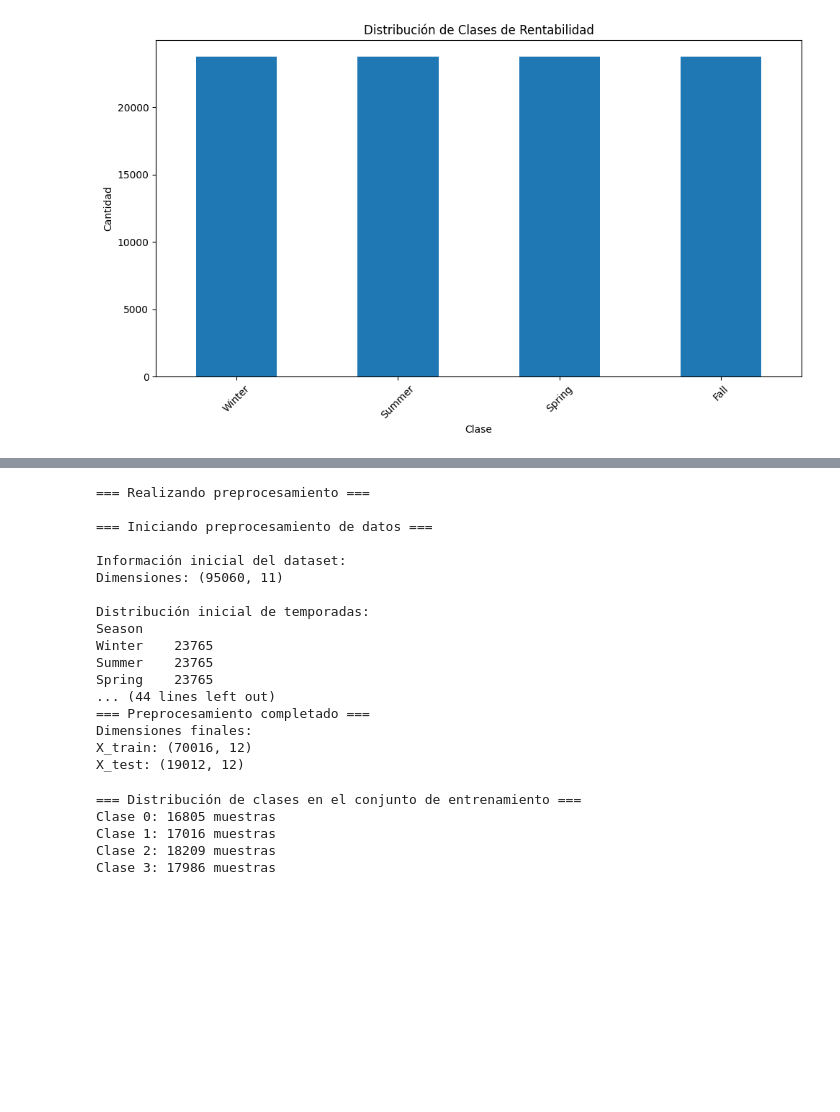
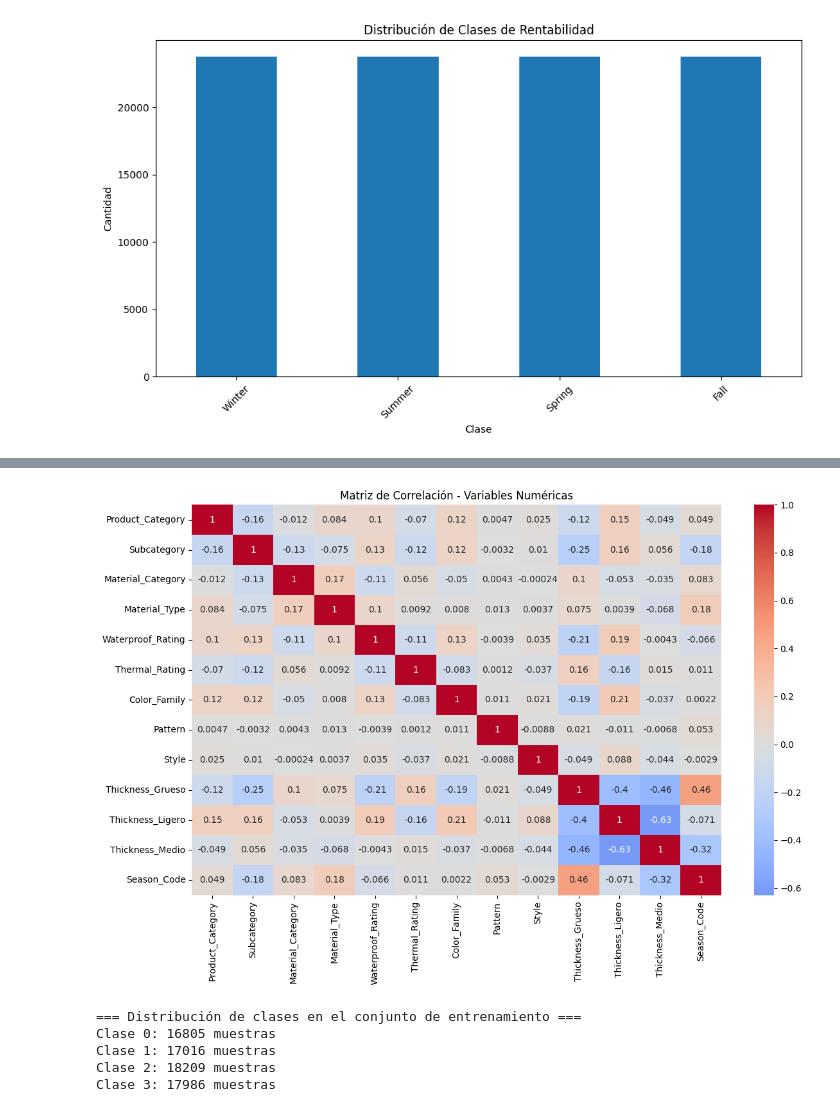
Before and after one commit to scaminom/PROYECT-BI, a Jupyter notebook: EDA.ipynb, the cells around one changed output, grey strips where cells are left out. Saved outputs shown, nothing was run; the diff lists cells and outputs as text; code cells hidden in the pictures; blank space fills up the shorter version.

Commit message:
Optimizar dataset

```diff
--- a/EDA.ipynb
+++ b/EDA.ipynb
@@ -81,33 +103,13 @@ plt.show()
 # %%
-# 7. Matriz de correlación
-# numerical_cols = df.select_dtypes(include=[np.number]).columns
-# plt.figure(figsize=(12, 8))
-# sns.heatmap(df[numerical_cols].corr(), annot=True, cmap='coolwarm', center=0)
-# plt.title('Matriz de Correlación - Variables Numéricas')
-# plt.tight_layout()
-# plt.show()
+# 8. Matriz de correlación
+numerical_cols = resultados['df_completo'].select_dtypes(include=[np.number]).columns
+plt.figure(figsize=(12, 8))
+sns.heatmap(resultados['df_completo'][numerical_cols].corr(), annot=True, cmap='coolwarm', center=0)
+plt.title('Matriz de Correlación - Variables Numéricas')
+plt.tight_layout()
+plt.show()
+# %% [output]
+[figure, added]
-# %%
-# 8. Preprocesamiento de datos
-print("=== Realizando preprocesamiento ===")
-resultados = preprocesar_datos(df)
-# %% [output]
-=== Realizando preprocesamiento ===
-
-=== Iniciando preprocesamiento de datos ===
-
-Información inicial del dataset:
-Dimensiones: (95060, 11)
-
-Distribución inicial de temporadas:
-Season
-Winter    23765
-Summer    23765
-Spring    23765
-... (44 lines left out)
-=== Preprocesamiento completado ===
-Dimensiones finales:
-X_train: (70016, 12)
-X_test: (19012, 12)
 # %%
 # 9. Verificación del preprocesamiento - Distribución de clases
 print("=== Distribución de clases en el conjunto de entrenamiento ===")
```
Also changed, not shown: parts of 2 cells of this notebook, 8 other files.
